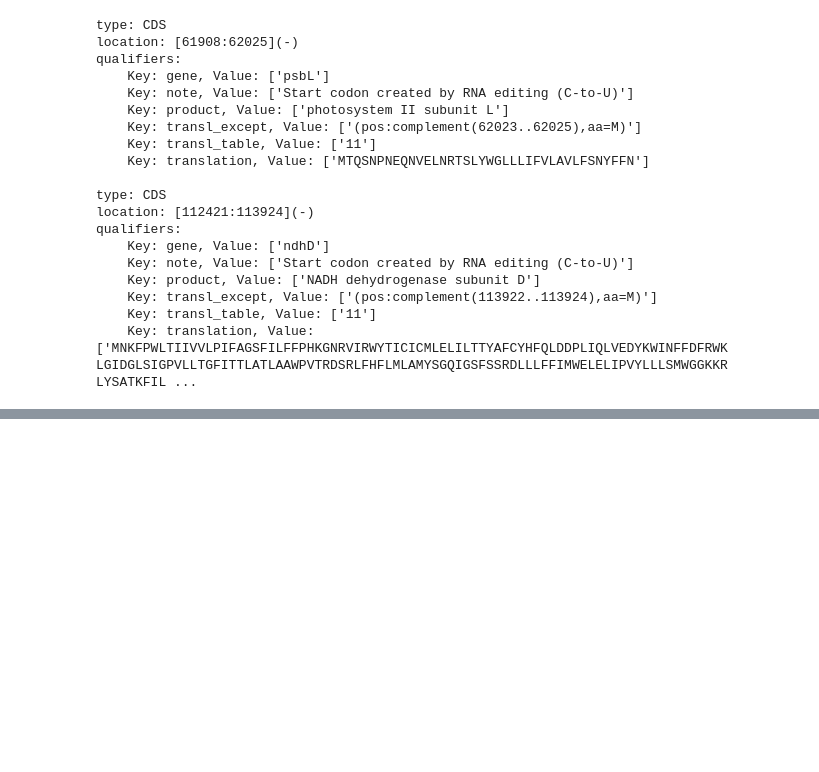
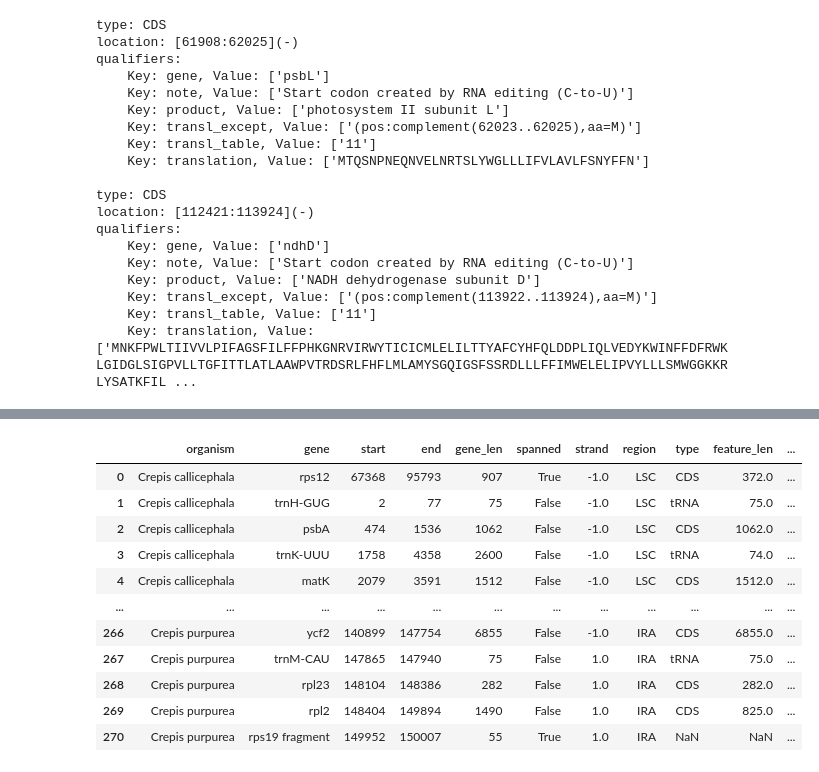
Before and after one commit to asan-emirsaleh/plastome_postprocessing, a Jupyter notebook: troubleshoot_cp.ipynb, the cells around one changed output, grey strips where cells are left out. Drawn from its saved outputs; the diff is of its cells as text; code cells hidden in the pictures; blank space fills up the shorter version.

Commit message:
screan issued protein coding genes in cp

```diff
--- a/troubleshoot_cp.ipynb
+++ b/troubleshoot_cp.ipynb
@@ -348,0 +352,84 @@ qualifiers:
+# %%
+import pandas as pd
+import numpy as np
+from Bio import SeqRecord, SeqIO, SeqFeature
+
+# variables
+c_pur = "plastomes/table2asn/cp/02_start_codon/cp_start_codons_fixed.gb"
+c_cal = "plastomes/table2asn/cc/fixed_table2asn/output.gbf"
+
+regions = {}
+dataset = []
+
+# Do initial parsing
+for acc in c_cal, c_pur:
+    with open(acc, "r") as handle:
+        for record in SeqIO.parse(handle, "genbank"):
+            features = record.features
+            # check if there features other than 'source'
+            if len(features) > 1:
+                for feature in features:
+                    # check for genome regions
+                    if feature.type in ['misc_feature', 'repeat_region']:
+                        label = feature.qualifiers.get('note', "")[0].split()[-1].strip("()")
+                        regions[label] = [int(feature.location.start), int(feature.location.end)]
+                # filling the dataframe
+                if acc == c_cal:
+                    organism = "Crepis callicephala"
+                else:
+                    organism = record.annotations.get('organism', "")
+                for feature in features:
+                    feature_type = feature.type
+                    if feature_type in ['gene', 'CDS', 'tRNA', 'rRNA']:
+                        feature_dict = {}
+                        # gene and start position need for further check
+                        gene = feature.qualifiers.get('gene', "")[0]
+                        start = int(feature.location.start)
+                        end = int(feature.location.end)
+                        if feature_type == 'gene':
+                            feature_dict['organism'] = organism
+                            feature_dict['gene'] = gene
+                            feature_dict['start'] = start
+                            feature_dict['end'] = end
+                            feature_dict['gene_len'] = int(len(feature))
+                            feature_dict['spanned'] = False
+                            if feature.location.strand:
+                                feature_dict['strand'] = int(feature.location.strand)
+
+                            for r_name, r_range in regions.items():
+                                if r_range[0] <= start < r_range[1]:
+                                    feature_dict['region'] = r_name
+                                    feature_dict['spanned'] = (end >= r_range[1])
+                                    break
+
+                            dataset.append(feature_dict)
+
+                        if feature_type in ['CDS', 'tRNA', 'rRNA']:
+                            for feat in dataset[-4:]:
+                                if gene == feat['gene'] and start == feat['start']:
+                                    feat['type'] = feature_type
+                                    feat['feature_len'] = len(feature)
+                                    sequence = feature.extract(record.seq)
+                                    feat['na_seq'] = f"{sequence[:6]}...{sequence[-6:]}"
+                                    if feature_type == 'CDS':
+                                        aa_seq = feature.qualifiers.get('translation', [""])[0]
+                                        feat['aa_seq'] = aa_seq[:6]
+                                    break  # dataset is already updated here
+
+
+df = pd.DataFrame(dataset)
+#print(df.head())
+display(df)
+# %% [output]
+|  | organism | gene | start | end | gene_len | spanned | strand | region | type | feature_len | ... |
+| 0 | Crepis callicephala | rps12 | 67368 | 95793 | 907 | True | -1.0 | LSC | CDS | 372.0 | ... |
+| 1 | Crepis callicephala | trnH-GUG | 2 | 77 | 75 | False | -1.0 | LSC | tRNA | 75.0 | ... |
+| 2 | Crepis callicephala | psbA | 474 | 1536 | 1062 | False | -1.0 | LSC | CDS | 1062.0 | ... |
+| 3 | Crepis callicephala | trnK-UUU | 1758 | 4358 | 2600 | False | -1.0 | LSC | tRNA | 74.0 | ... |
+| 4 | Crepis callicephala | matK | 2079 | 3591 | 1512 | False | -1.0 | LSC | CDS | 1512.0 | ... |
+| ... | ... | ... | ... | ... | ... | ... | ... | ... | ... | ... | ... |
+| 266 | Crepis purpurea | ycf2 | 140899 | 147754 | 6855 | False | -1.0 | IRA | CDS | 6855.0 | ... |
+| 267 | Crepis purpurea | trnM-CAU | 147865 | 147940 | 75 | False | 1.0 | IRA | tRNA | 75.0 | ... |
+| 268 | Crepis purpurea | rpl23 | 148104 | 148386 | 282 | False | 1.0 | IRA | CDS | 282.0 | ... |
+| 269 | Crepis purpurea | rpl2 | 148404 | 149894 | 1490 | False | 1.0 | IRA | CDS | 825.0 | ... |
+| 270 | Crepis purpurea | rps19 fragment | 149952 | 150007 | 55 | True | 1.0 | IRA | NaN | NaN | ... |
```
Also changed, not shown: parts of 11 cells of this notebook.
